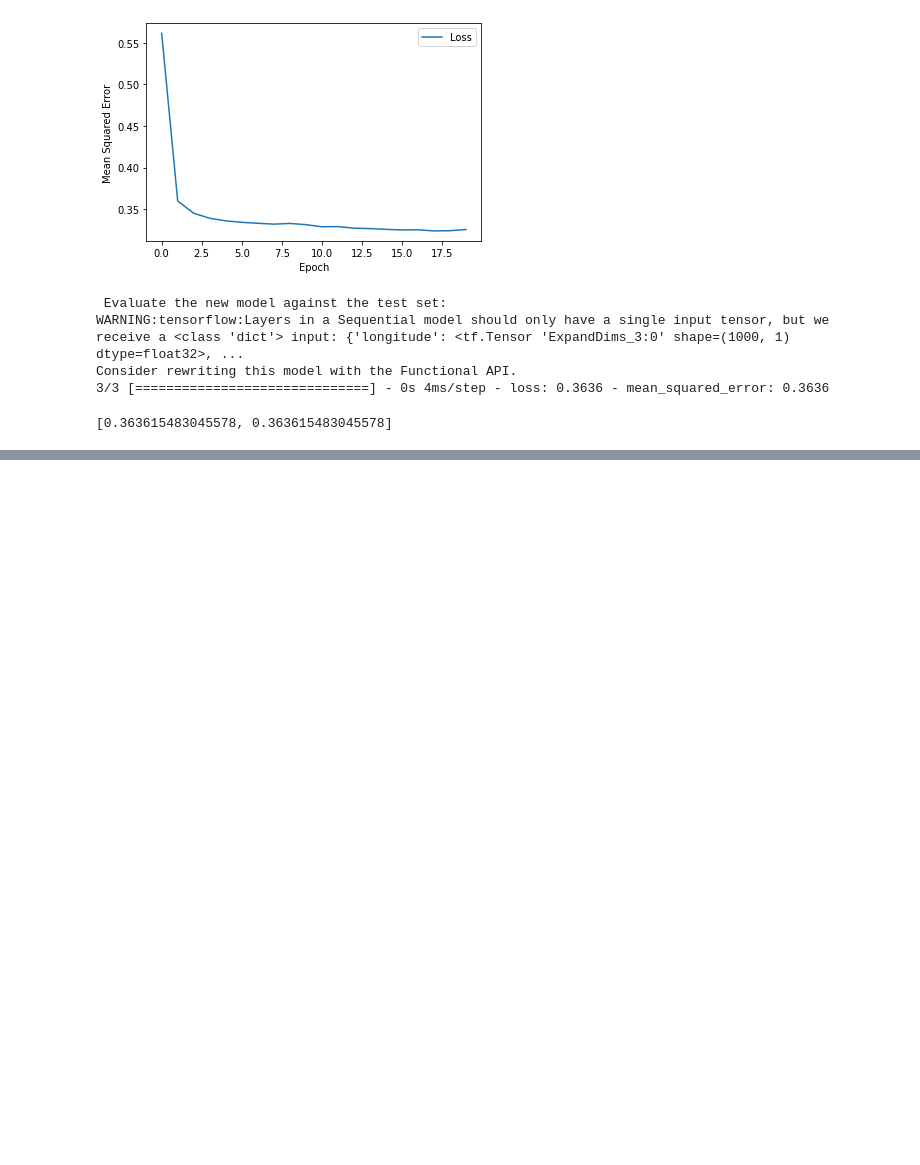
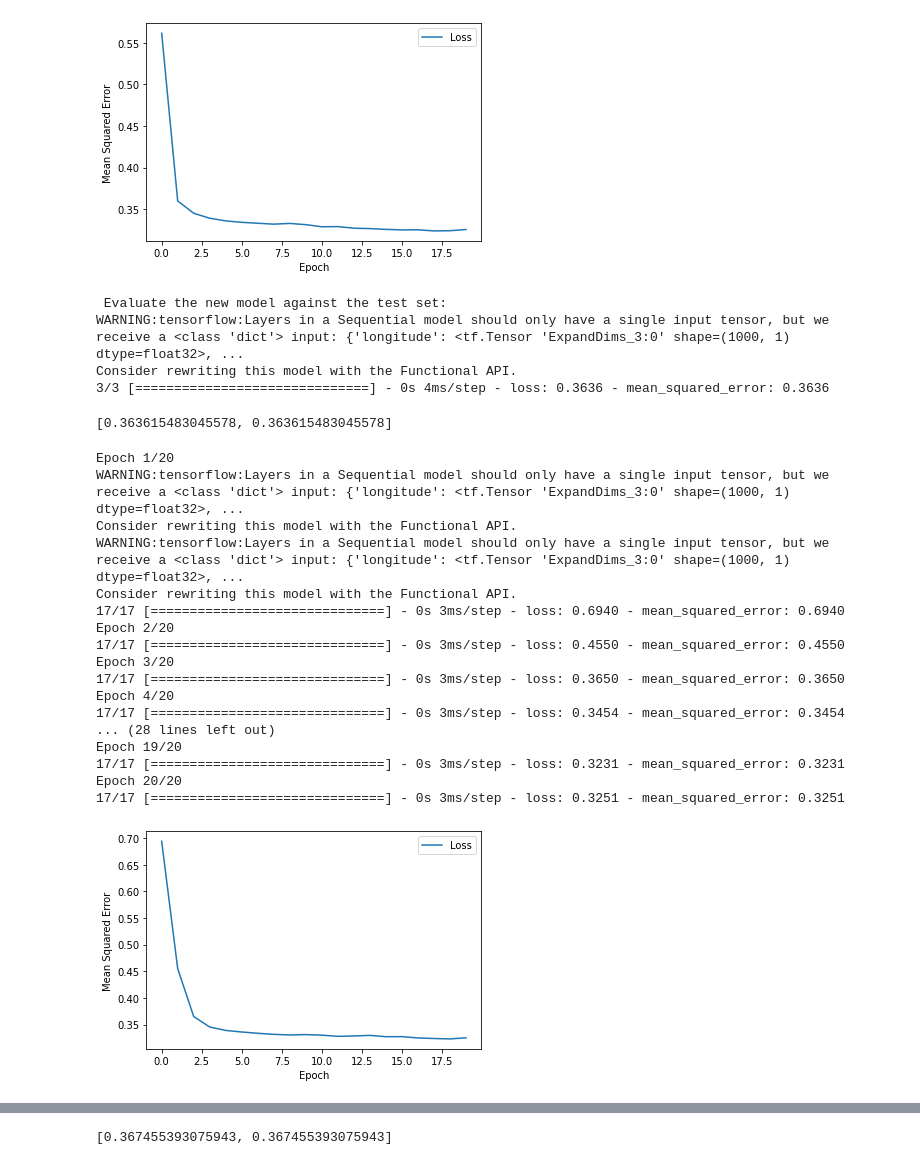
Before and after one commit to kjcoursera/TensorFlow, a Jupyter notebook: Intro_neural_nets_CA_housing.ipynb, the cells around one changed output, grey strips where cells are left out. Saved outputs shown, nothing was run; the diff lists cells and outputs as text; code cells hidden in the pictures; blank space fills up the shorter version.

```diff
--- a/Intro_neural_nets_CA_housing.ipynb
+++ b/Intro_neural_nets_CA_housing.ipynb
@@ -265,0 +289,43 @@ Consider rewriting this model with the Functional API.
+# %%
+# The following variables are the hyperparameters.
+learning_rate = 0.01
+epochs = 20
+batch_size = 1000
+# Specify the label
+label_name = "median_house_value"
+
+# Establish the model's topography.
+my_model = create_model(learning_rate, my_feature_layer)
+
+# Train the model on the normalized training set. We're passing the entire
+# normalized training set, but the model will only use the features
+# defined by the feature_layer.
+epochs, mse  = train_model(my_model, train_df_norm, epochs,
+                          label_name, batch_size)
+plot_the_loss_curve(epochs, mse)
+
+# After building a model against the training set, test that model
+# against the test set.
+test_features = {name:np.array(value) for name, value in test_df_norm.items()}
+test_label = np.array(test_features.pop(label_name)) # isolate the label
+print("\n Evaluate the new model against the test set:")
+my_model.evaluate(x = test_features, y = test_label, batch_size=batch_size)
+# %% [output]
+Epoch 1/20
+WARNING:tensorflow:Layers in a Sequential model should only have a single input tensor, but we receive a <class 'dict'> input: {'longitude': <tf.Tensor 'ExpandDims_3:0' shape=(1000, 1) dtype=float32>, ...
+Consider rewriting this model with the Functional API.
+WARNING:tensorflow:Layers in a Sequential model should only have a single input tensor, but we receive a <class 'dict'> input: {'longitude': <tf.Tensor 'ExpandDims_3:0' shape=(1000, 1) dtype=float32>, ...
+Consider rewriting this model with the Functional API.
+17/17 [==============================] - 0s 3ms/step - loss: 0.6940 - mean_squared_error: 0.6940
+Epoch 2/20
+17/17 [==============================] - 0s 3ms/step - loss: 0.4550 - mean_squared_error: 0.4550
+Epoch 3/20
+17/17 [==============================] - 0s 3ms/step - loss: 0.3650 - mean_squared_error: 0.3650
+Epoch 4/20
+17/17 [==============================] - 0s 3ms/step - loss: 0.3454 - mean_squared_error: 0.3454
+... (28 lines left out)
+Epoch 19/20
+17/17 [==============================] - 0s 3ms/step - loss: 0.3231 - mean_squared_error: 0.3231
+Epoch 20/20
+17/17 [==============================] - 0s 3ms/step - loss: 0.3251 - mean_squared_error: 0.3251
+[figure, added]
@@ -265,0 +336 @@ Consider rewriting this model with the Functional API.
+[0.367455393075943, 0.367455393075943]
```
Also changed, not shown: parts of 2 cells of this notebook.
